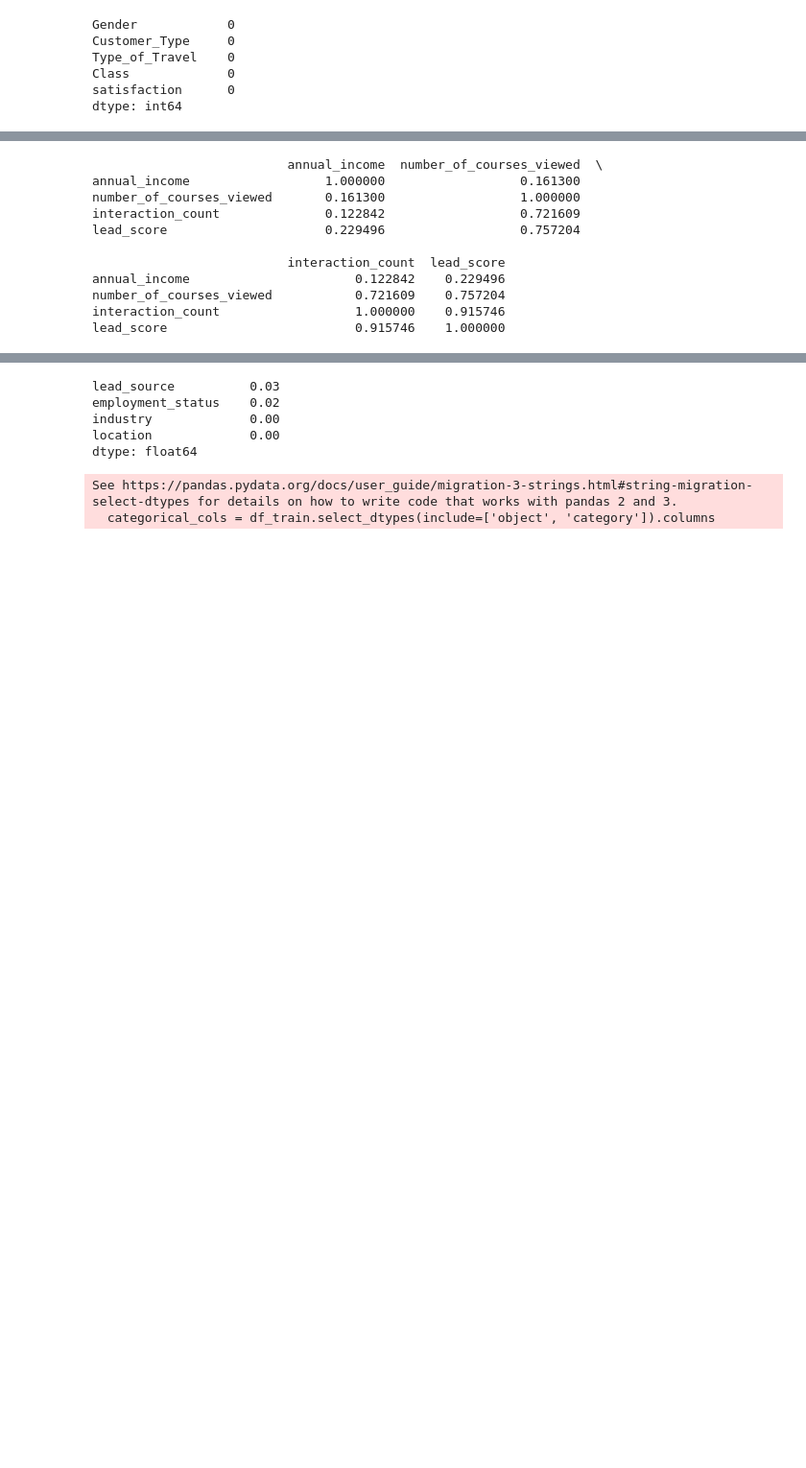
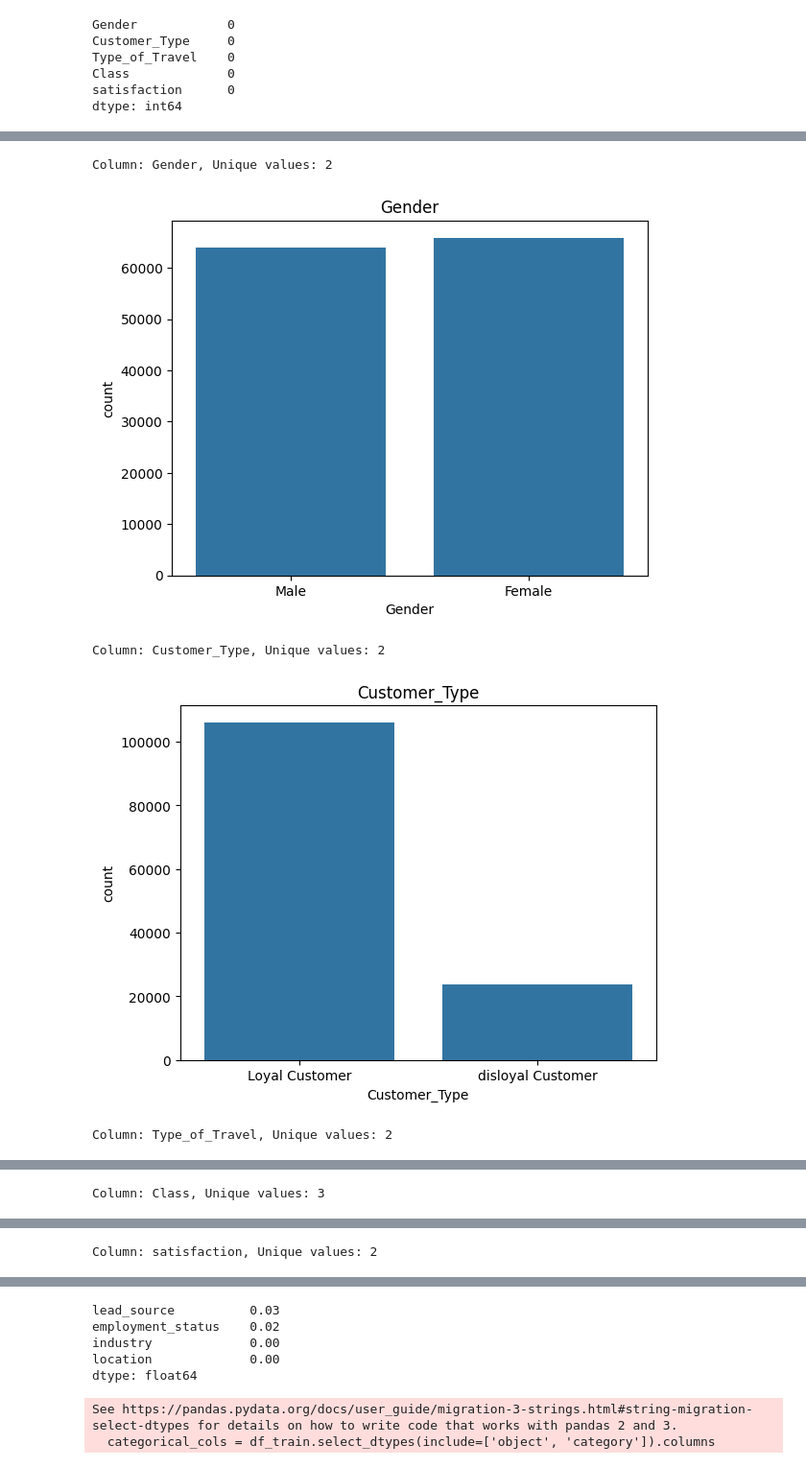
Before and after one commit to sjfjawe/Airline-Customer-Satisfaction-Prediction, a Jupyter notebook: notebook.ipynb, the cells around one changed output, grey strips where cells are left out. Shown at 96% size. Cells and saved outputs as stored; diff of their text form; code cells hidden in the pictures; blank space fills up the shorter version.

```diff
--- a/notebook.ipynb
+++ b/notebook.ipynb
@@ -168,9 +193,8 @@ Has delay: 56524
 Total:     129880
 # %%
-# feature engineer: Create has_delay column since delay v.s. no_delay is about equal split
-df_train['has_delay'] = (df_train['Departure_Delay_in_Minutes'] > 0).astype(int)
-df_test['has_delay']  = (df_test['Departure_Delay_in_Minutes'] > 0).astype(int)
-df_whole['has_delay'] = (df_whole['Departure_Delay_in_Minutes'] > 0).astype(int)
+# feature engineer: Create has_delay column since delay v.s. no_delay for both Arrival and Departure are about equal split
+df_train['has_delay'] = ((df_train['Departure_Delay_in_Minutes'] > 0) | (df_train['Arrival_Delay_in_Minutes'] > 0)).astype(int)
+df_test['has_delay']  = ((df_test['Departure_Delay_in_Minutes'] > 0)  | (df_test['Arrival_Delay_in_Minutes'] > 0)).astype(int)
 
 # Verify
 print(df_train['has_delay'].value_counts())
@@ -202,16 +233,12 @@ dtype: int64
-# %%
-corr_df = df[['annual_income', 'number_of_courses_viewed', 'interaction_count', 'lead_score']]
-corr_matrix = corr_df.corr()
-print (corr_matrix)
-# %% [output]
-                          annual_income  number_of_courses_viewed  \
-annual_income                  1.000000                  0.161300
-number_of_courses_viewed       0.161300                  1.000000
-interaction_count              0.122842                  0.721609
-lead_score                     0.229496                  0.757204
-
-                          interaction_count  lead_score
-annual_income                      0.122842    0.229496
-number_of_courses_viewed           0.721609    0.757204
-interaction_count                  1.000000    0.915746
-lead_score                         0.915746    1.000000
+# %%
+for c in categorical_features:
+    print(f'Column: {c}, Unique values: {df_whole[c].nunique()}')
+    sns.countplot(x=c, data=df_whole)
+    plt.title(c)
+    plt.show()
+# %% [output]
+Column: Gender, Unique values: 2
+[figure, added]
+Column: Customer_Type, Unique values: 2
+[figure, added]
+Column: Type_of_Travel, Unique values: 2
@@ -217,0 +246 @@ lead_score                         0.915746    1.000000
+Column: Class, Unique values: 3
@@ -217,0 +248 @@ lead_score                         0.915746    1.000000
+Column: satisfaction, Unique values: 2
```
Also changed, not shown: parts of 21 cells of this notebook.
